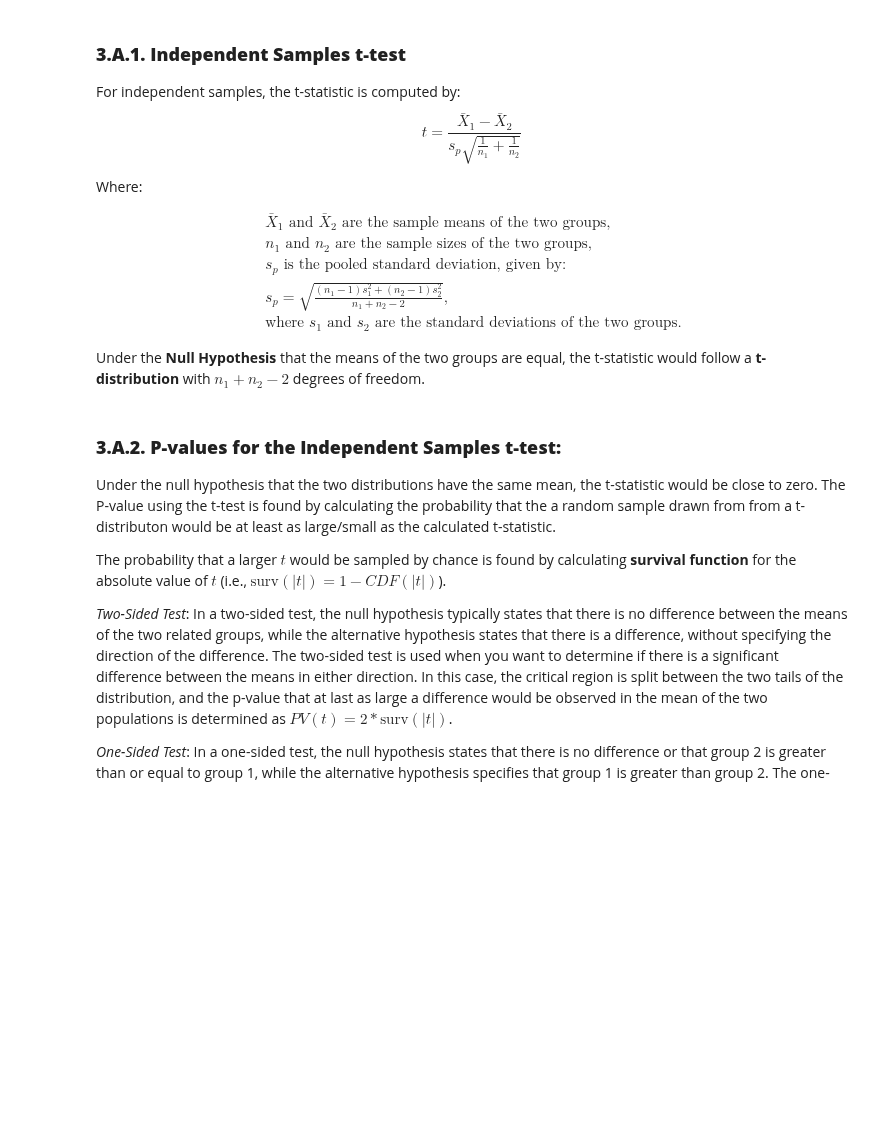
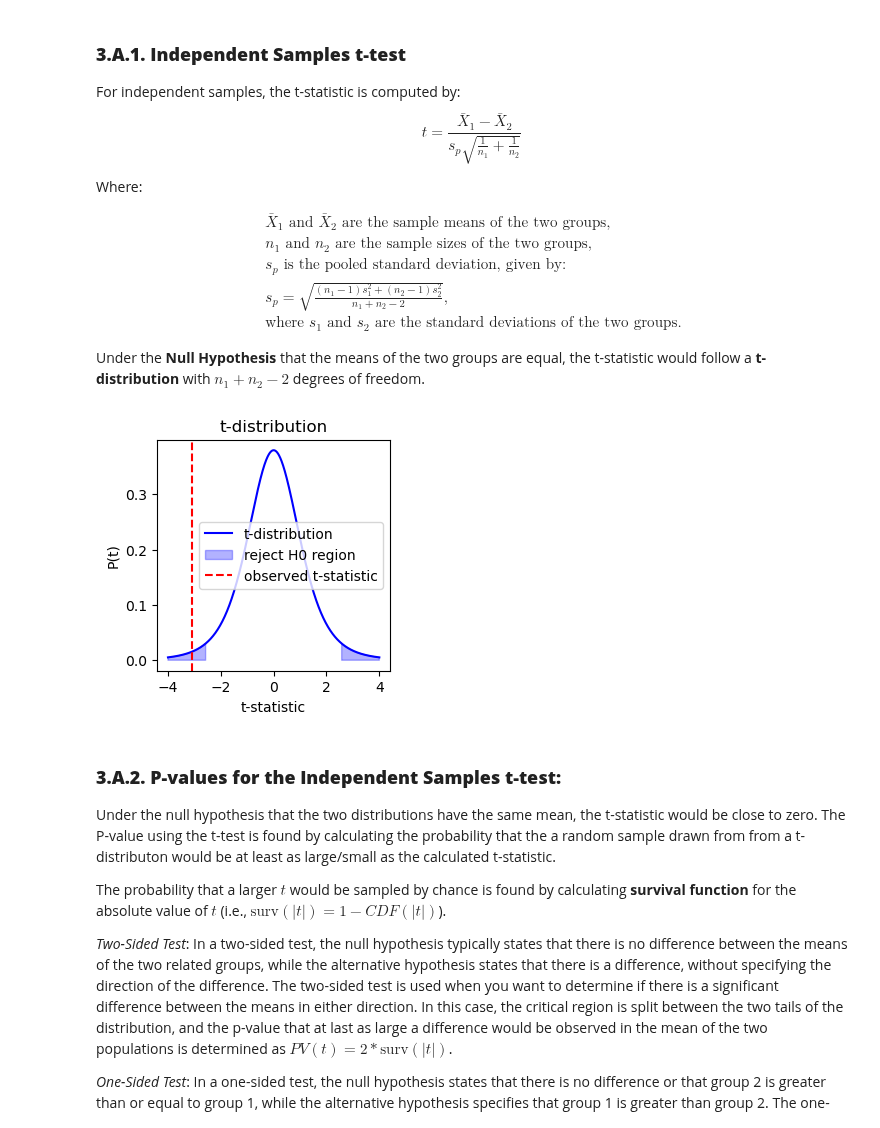
Before and after one commit to nlgrasso/480A5CourseMaterials, a Jupyter notebook: Module3-Statistics/M3C_HypothesisTesting_Significance_Pvalues.ipynb, the cells around one changed output. Saved outputs shown, nothing was run; the diff lists cells and outputs as text; code cells hidden in the pictures; blank space fills up the shorter version.

```diff
--- a/Module3-Statistics/M3C_HypothesisTesting_Significance_Pvalues.ipynb
+++ b/Module3-Statistics/M3C_HypothesisTesting_Significance_Pvalues.ipynb
@@ -208,34 +211,36 @@ Under the **Null Hypothesis** that the means of the two groups are equal, the t-
 # observed t-statistic value. The title of the plot should be the title parameter.
 def plot_t_distribution(ax, alpha, observed_value, title=' ', sided='two-sided'):
     # Create a range of x values from -4 to 4
     x = np.linspace(-4, 4, 1000)
     # Create a t-distribution with df degrees of freedom
     t = stats.t.pdf(x, 5)
     # Plot the t-distribution
     ax.plot(x, t, 'b', label='t-distribution')
     # Shade the area under the curve that corresponds to the significance level alpha
     if sided == 'two-sided':
         ax.fill_between(x, 0, t, where=(x > stats.t.ppf(1-alpha/2, 5)) | (x < stats.t.ppf(alpha/2, 5)), color='b', alpha=0.3, label='reject H0 region')
     elif sided == 'less':
         ax.fill_between(x, 0, t, where=(x < stats.t.ppf(alpha, 5)), color='b', alpha=0.3, label='reject H0 region')
     elif sided == 'greater':
         ax.fill_between(x, 0, t, where=(x > stats.t.ppf(1-alpha, 5)), color='b', alpha=0.3, label='reject H0 region')
 
     # Plot a vertical line at the observed t-statistic value
     ax.axvline(observed_value, color='r', linestyle='--', label='observed t-statistic')
     # Add a legend
     ax.legend()
     # Set the title of the plot
     ax.set_xlabel('t-statistic')
     ax.set_ylabel('P(t)')
     ax.set_title(title)
 
 t_statistic = -3.1
 significance_level = 0.05
-sided = 'less'
+sided = 'two-sided'
 fig, ax = plt.subplots(1, 1, figsize=(3, 3))
 plot_t_distribution(ax, significance_level, t_statistic, sided=sided, \
                     title=f't-distribution')
+# %% [output]
+[figure, added]
 # %% [markdown]
 
 ### **3.A.2. P-values for the Independent Samples t-test:**
```
Also changed, not shown: parts of 13 cells of this notebook, 3 other files.
